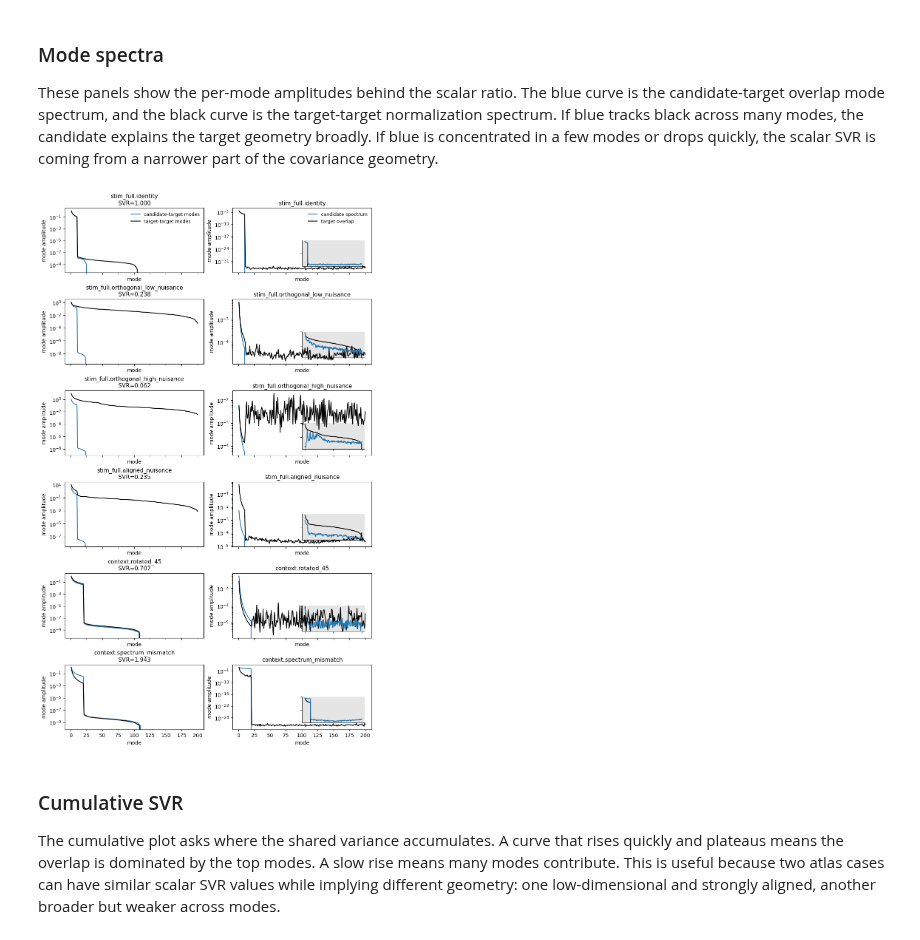
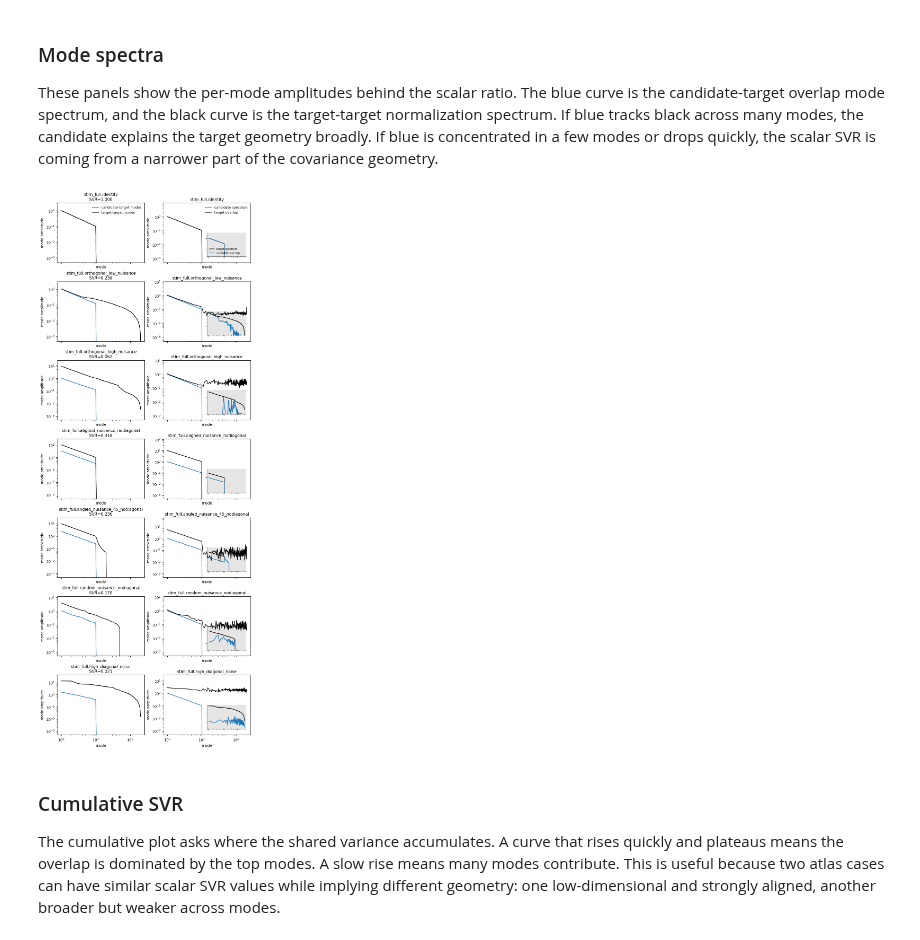
Before and after one commit to landoskape/vrAnalysis, a Jupyter notebook: dimensionality_manuscript/explore_dimensionality.ipynb, the cells around one changed output. Drawn from its saved outputs; the diff is of its cells as text; code cells hidden in the pictures.

Commit message:
extending playing simulations

```diff
--- a/dimensionality_manuscript/explore_dimensionality.ipynb
+++ b/dimensionality_manuscript/explore_dimensionality.ipynb
@@ -526,7 +526,7 @@ The printed case list is just a quick check that the registry is available and t
 import numpy as np
 from matplotlib import pyplot as plt
 
-from dimensionality_manuscript.simulations.shared_variance_atlas import (
+from dimensionality_manuscript.simulations.shared_variance import (
     analyze_atlas_case,
     list_atlas_cases,
 )
@@ -537,6 +537,10 @@ atlas_cases = [
     "stim_full.orthogonal_high_nuisance",
     "stim_full.aligned_nuisance",
     "stim_full.angled_nuisance_45",
+    "stim_full.random_nuisance",
+    "stim_full.aligned_nuisance_nodiagonal",
+    "stim_full.angled_nuisance_45_nodiagonal",
+    "stim_full.random_nuisance_nodiagonal",
     "stim_full.high_diagonal_noise",
     "context.identical",
     "context.rotated_45",
@@ -682,17 +656,20 @@ mode_cases = [
     "stim_full.identity",
     "stim_full.orthogonal_low_nuisance",
     "stim_full.orthogonal_high_nuisance",
-    "stim_full.aligned_nuisance",
-    "context.rotated_45",
-    "context.spectrum_mismatch",
+    "stim_full.aligned_nuisance_nodiagonal",
+    "stim_full.angled_nuisance_45_nodiagonal",
+    "stim_full.random_nuisance_nodiagonal",
+    "stim_full.high_diagonal_noise",
 ]
 xv = lambda x: range(1, len(x) + 1)
+xscale = "log"
 yscale_modes = "log"
 yscale_spectra = "log"
 min_val = -np.inf
+ymin = 5e-4
 
 plt.close("all")
-fig, ax = plt.subplots(len(mode_cases), 2, figsize=(9, len(mode_cases) * 2.5), layout="constrained", sharex="col")
+fig, ax = plt.subplots(len(mode_cases), 2, figsize=(8, len(mode_cases) * 3), layout="constrained", sharex="col")
 for icase, case in enumerate(mode_cases):
     result = atlas_results[case]
     candidate = np.maximum(result.population_candidate_modes, min_val)
@@ -700,37 +677,50 @@ for icase, case in enumerate(mode_cases):
 
     ax[icase, 0].plot(xv(candidate), candidate, label="candidate-target modes", color="tab:blue")
     ax[icase, 0].plot(xv(target), target, label="target-target modes", color="black")
+    ax[icase, 0].set_xscale(xscale)
     ax[icase, 0].set_yscale(yscale_modes)
+
     ax[icase, 0].set_title(f"{case}\nSVR={result.population_svr:.3f}", fontsize=11)
     ax[icase, 0].set_xlabel("mode")
     ax[icase, 0].set_ylabel("mode amplitude")
+    if ymin is not None:
+        ax[icase, 0].set_ylim(bottom=ymin)
 
     spectrum = np.maximum(result.metadata["candidate_spectrum"], min_val)
     overlap = np.maximum(result.metadata["target_on_candidate_overlap"], min_val)
     ax[icase, 1].plot(xv(spectrum), spectrum, label="candidate spectrum", color="tab:blue")
     ax[icase, 1].plot(xv(overlap), overlap, label="target overlap", color="black")
+    ax[icase, 1].set_xscale(xscale)
     ax[icase, 1].set_yscale(yscale_spectra)
     ax[icase, 1].set_title(f"{case}", fontsize=11)
     ax[icase, 1].set_xlabel("mode")
     ax[icase, 1].set_ylabel("mode amplitude")
+    if ymin is not None:
+        ax[icase, 1].set_ylim(bottom=ymin)
 
     spectrum = np.maximum(result.metadata["target_spectrum"], min_val)
     overlap = np.maximum(result.metadata["candidate_on_target_overlap"], min_val)
     inset = ax[icase, 1].inset_axes([0.5, 0.1, 0.45, 0.4])
     inset.plot(xv(spectrum), spectrum, label="target spectrum", color="black")
     inset.plot(xv(overlap), overlap, label="candidate overlap", color="tab:blue")
+    inset.set_xscale(xscale)
     inset.set_yscale(yscale_spectra)
     inset.set_facecolor(("black", 0.1))
     inset.spines["top"].set_visible(False)
-    inset.spines["right"].set_visible(False)
+    inset.spines["right"].set_visible(False)x
     inset.set_xticklabels([])
     inset.set_yticklabels([])
+    if ymin is not None:
+        inset.set_ylim(bottom=ymin)
 
-ax[0, 0].legend(frameon=False, fontsize=9)
-ax[0, 1].legend(frameon=False, fontsize=9)
+    if icase == 0:
+        inset.legend(loc="best", frameon=False, fontsize=7)
+
+ax[0, 0].legend(loc="best", frameon=False, fontsize=9)
+ax[0, 1].legend(loc="best", frameon=False, fontsize=9)
 plt.show()
 # %% [output]
-[figure, old version]
+[figure, new version]
 # %% [markdown]
 ### Cumulative SVR
 
```
Also changed, not shown: parts of 7 cells of this notebook, 3 other files.
